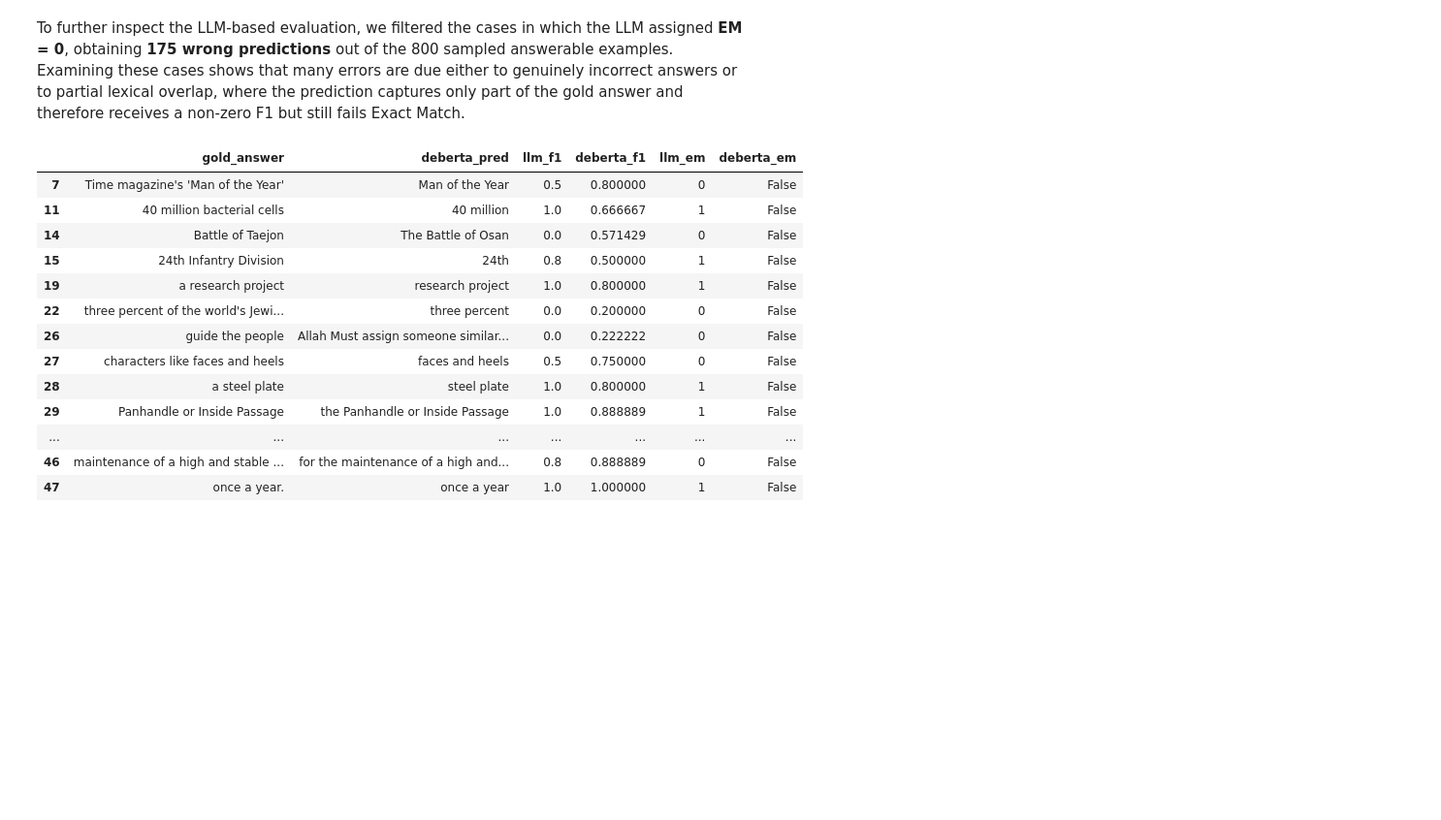
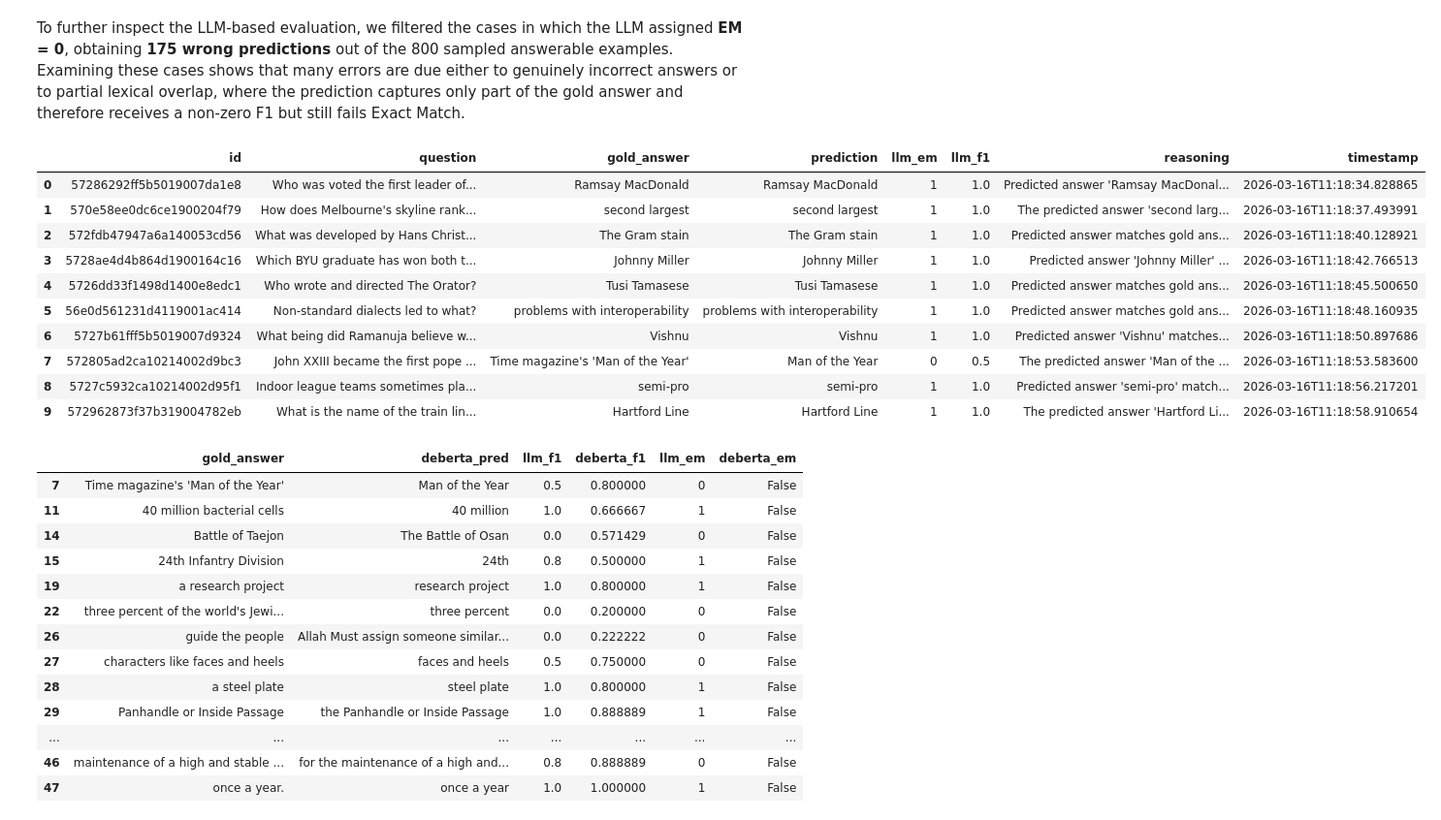
Before and after one commit to ElisaQuadrini/TextMiningDataVis_Project, a Jupyter notebook: DeBERTa Fine tuned.ipynb, the cells around one changed output. Shown at 97% size. Saved outputs shown, nothing was run; the diff lists cells and outputs as text; code cells hidden in the pictures; blank space fills up the shorter version.

Commit message:
results

```diff
--- a/DeBERTa Fine tuned.ipynb
+++ b/DeBERTa Fine tuned.ipynb
@@ -1562,3 +1560,17 @@ head(df_results) ### DA RUNNARE
+# %%
+df_results.head(10)
+# %% [output]
+|  | id | question | gold_answer | prediction | llm_em | llm_f1 | reasoning | timestamp |
+| 0 | 57286292ff5b5019007da1e8 | Who was voted the first leader of... | Ramsay MacDonald | Ramsay MacDonald | 1 | 1.0 | Predicted answer 'Ramsay MacDonal... | 2026-03-16T11:18:34.828865 |
+| 1 | 570e58ee0dc6ce1900204f79 | How does Melbourne's skyline rank... | second largest | second largest | 1 | 1.0 | The predicted answer 'second larg... | 2026-03-16T11:18:37.493991 |
+| 2 | 572fdb47947a6a140053cd56 | What was developed by Hans Christ... | The Gram stain | The Gram stain | 1 | 1.0 | Predicted answer matches gold ans... | 2026-03-16T11:18:40.128921 |
+| 3 | 5728ae4d4b864d1900164c16 | Which BYU graduate has won both t... | Johnny Miller | Johnny Miller | 1 | 1.0 | Predicted answer 'Johnny Miller' ... | 2026-03-16T11:18:42.766513 |
+| 4 | 5726dd33f1498d1400e8edc1 | Who wrote and directed The Orator? | Tusi Tamasese | Tusi Tamasese | 1 | 1.0 | Predicted answer matches gold ans... | 2026-03-16T11:18:45.500650 |
+| 5 | 56e0d561231d4119001ac414 | Non-standard dialects led to what? | problems with interoperability | problems with interoperability | 1 | 1.0 | Predicted answer matches gold ans... | 2026-03-16T11:18:48.160935 |
+| 6 | 5727b61fff5b5019007d9324 | What being did Ramanuja believe w... | Vishnu | Vishnu | 1 | 1.0 | Predicted answer 'Vishnu' matches... | 2026-03-16T11:18:50.897686 |
+| 7 | 572805ad2ca10214002d9bc3 | John XXIII became the first pope ... | Time magazine's 'Man of the Year' | Man of the Year | 0 | 0.5 | The predicted answer 'Man of the ... | 2026-03-16T11:18:53.583600 |
+| 8 | 5727c5932ca10214002d95f1 | Indoor league teams sometimes pla... | semi-pro | semi-pro | 1 | 1.0 | Predicted answer 'semi-pro' match... | 2026-03-16T11:18:56.217201 |
+| 9 | 572962873f37b319004782eb | What is the name of the train lin... | Hartford Line | Hartford Line | 1 | 1.0 | The predicted answer 'Hartford Li... | 2026-03-16T11:18:58.910654 |
 # %%
 comparison = pd.DataFrame({
     "gold_answer": df_results["gold_answer"],
```
Also changed, not shown: parts of 1 cell of this notebook.
